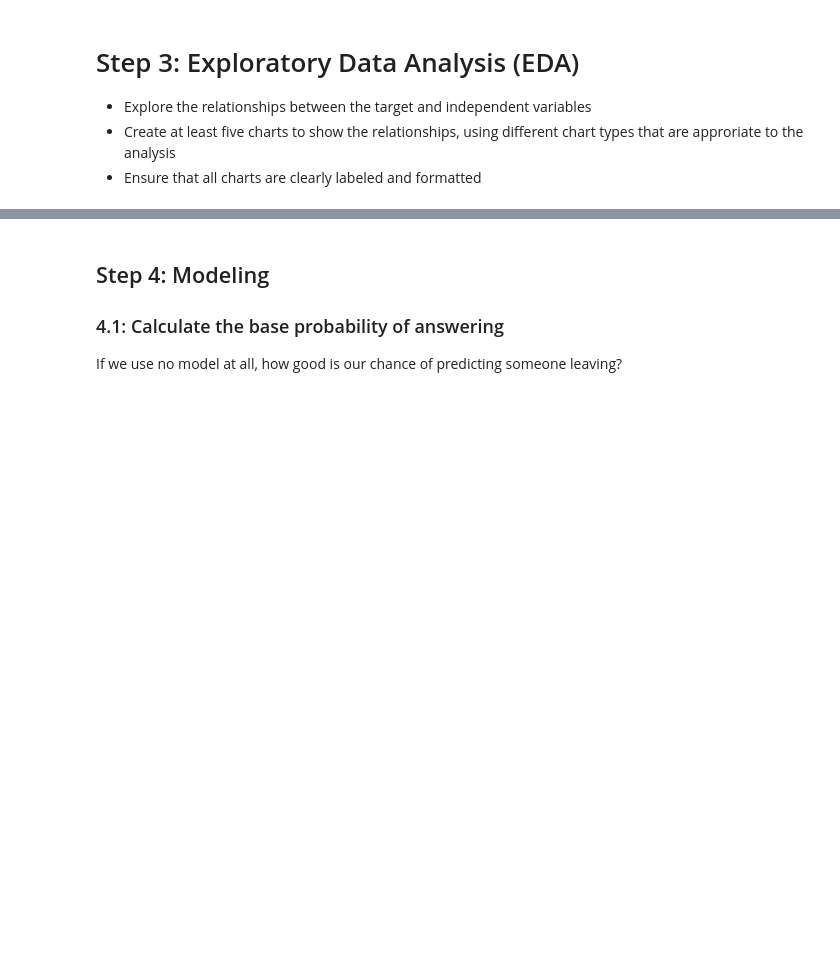
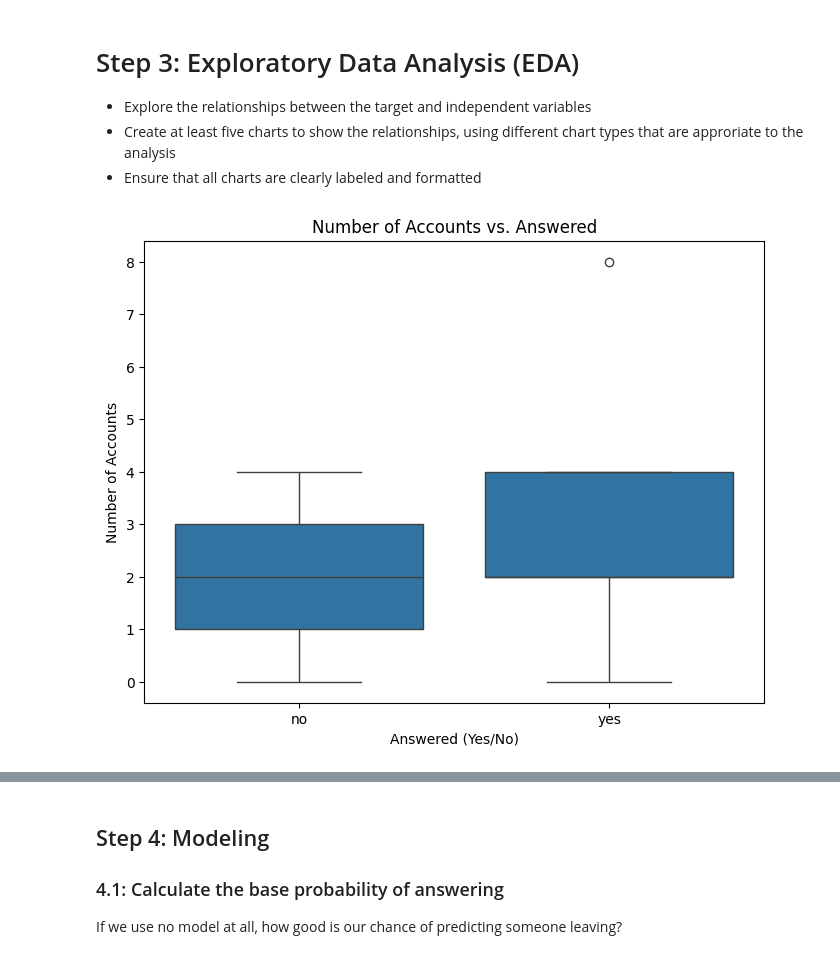
Before and after one commit to matiasarmesto/businessanalytics, a Jupyter notebook: Assignments/Scripts/advise_invest_template.ipynb, the cells around one changed output, grey strips where cells are left out. Saved outputs shown, nothing was run; the diff lists cells and outputs as text; code cells hidden in the pictures; blank space fills up the shorter version.

```diff
--- a/Assignments/Scripts/advise_invest_template.ipynb
+++ b/Assignments/Scripts/advise_invest_template.ipynb
@@ -261,0 +252,10 @@ memory usage: 1.4 MB
+# %%
+# Chart 1 - "answered vs number of acct"
+plt.figure(figsize=(8, 6))
+sns.boxplot(x='answered', y='num_accts', data=df_clean)
+plt.title('Number of Accounts vs. Answered')
+plt.xlabel('Answered (Yes/No)')
+plt.ylabel('Number of Accounts')
+plt.show()
+# %% [output]
+[figure, added]
```
Also changed, not shown: parts of 10 cells of this notebook.
